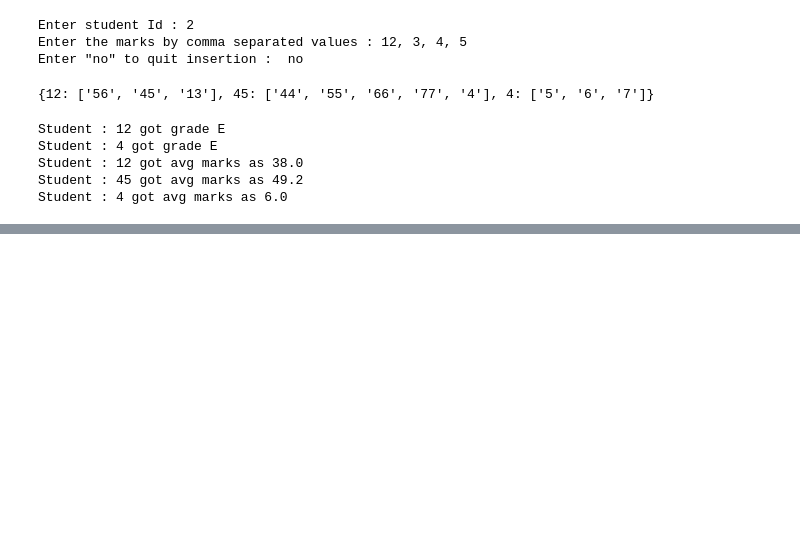
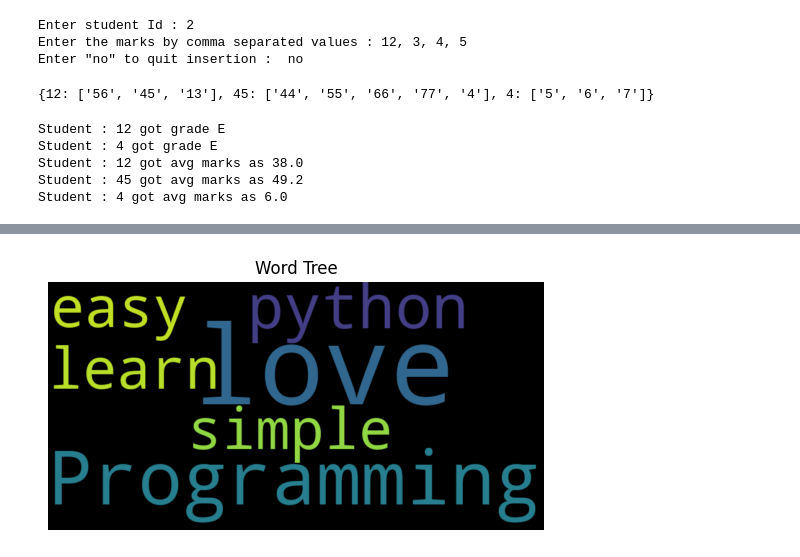
Before and after one commit to Brian342/Jupyter_NoteBook, a Jupyter notebook: MasteringPython.ipynb, the cells around one changed output, grey strips where cells are left out. Saved outputs shown, nothing was run; the diff lists cells and outputs as text; code cells hidden in the pictures; blank space fills up the shorter version.

```diff
--- a/MasteringPython.ipynb
+++ b/MasteringPython.ipynb
@@ -1195,0 +1211,11 @@ Student : 4 got avg marks as 6.0
+# %%
+import matplotlib.pyplot as plt
+from wordcloud import WordCloud
+text = "I love Programming with python because it's simple and easy to learn"
+wordcloud = WordCloud(width=800, height=400).generate(text)
+plt.imshow(wordcloud, interpolation='bilinear')
+plt.axis('off')
+plt.title('Word Tree')
+plt.show()
+# %% [output]
+[figure, added]
```
Also changed, not shown: parts of 5 cells of this notebook, 5 other files.
